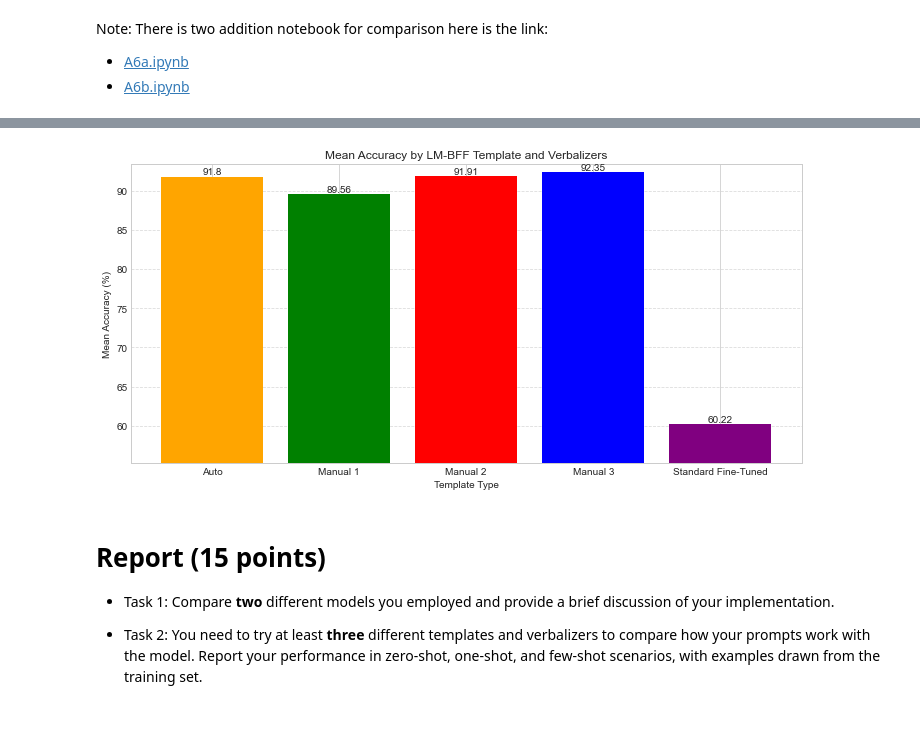
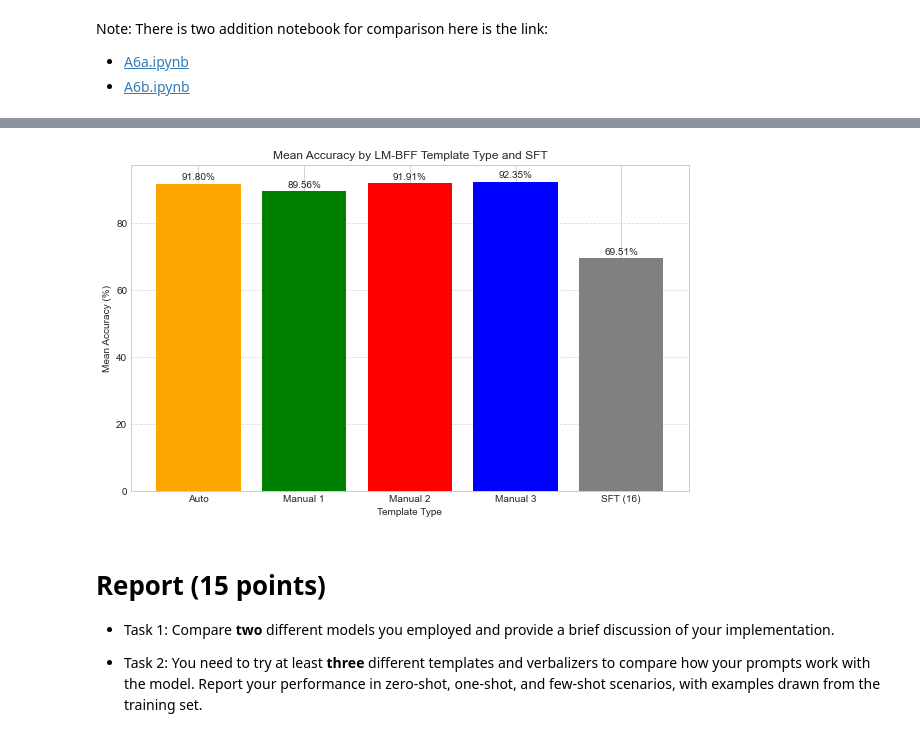
Before and after one commit to whats2000/Deep-Learning, a Jupyter notebook: PyTorch/Class/pytorch106/A6.ipynb, the cells around one changed output, grey strips where cells are left out. Drawn from its saved outputs; the diff is of its cells as text; code cells hidden in the pictures.

```diff
--- a/PyTorch/Class/pytorch106/A6.ipynb
+++ b/PyTorch/Class/pytorch106/A6.ipynb
@@ -1683,38 +1691,38 @@ plt.show()
 # %%
-import numpy as np
+# Calculate the mean accuracy for LM-BFF Auto and each LM-BFF Manual template
+lm_bff_auto_mean = np.nanmean(lm_bff_auto_results)
+lm_bff_manual_1_mean = np.nanmean(lm_bff_manual_results['Manual 1'])
+lm_bff_manual_2_mean = np.nanmean(lm_bff_manual_results['Manual 2'])
+lm_bff_manual_3_mean = np.nanmean(lm_bff_manual_results['Manual 3'])
 
-# Prepare the data for the bar chart
-templates = ['Auto', 'Manual 1', 'Manual 2', 'Manual 3', 'Standard Fine-Tuned']
-accuracy_means = [
-    np.mean(lm_bff_auto_acc),
-    np.mean(lm_bff_manual_1_acc),
-    np.mean(lm_bff_manual_2_acc),
-    np.mean(lm_bff_manual_3_acc),
-    np.mean(sft_acc)
-]
+# We already have the SFT result for 16 samples
+sft_mean = sft_result
 
-# Create the bar chart
-plt.figure(figsize=(10, 5))
-bars = plt.bar(templates, accuracy_means, color=['orange', 'green', 'red', 'blue', 'purple'])
+# Prepare data for the bar plot
+demo_counts = ['Auto', 'Manual 1', 'Manual 2', 'Manual 3', 'SFT (16)']
+average_accuracies = [lm_bff_auto_mean, lm_bff_manual_1_mean, lm_bff_manual_2_mean, lm_bff_manual_3_mean, sft_mean]
 
-# Add the value on top of each bar
-for bar in bars:
-    y_val = bar.get_height()
-    plt.text(bar.get_x() + bar.get_width() / 2, y_val, round(y_val, 2), ha='center', va='bottom')
+# Create the bar plot
+plt.figure(figsize=(10, 6))
+plt.bar(demo_counts, average_accuracies, color=['orange', 'green', 'red', 'blue', 'grey'])
 
-# Add titles and labels
+# Add value labels on top of the bars
+for i, v in enumerate(average_accuracies):
+    plt.text(i, v + 0.5, f"{v:.2f}%", ha='center', va='bottom')
+
+# Adding titles and labels
 plt.xlabel('Template Type')
 plt.ylabel('Mean Accuracy (%)')
-plt.title('Mean Accuracy by LM-BFF Template and Verbalizers')
-plt.ylim([min(accuracy_means) - 5, max(accuracy_means) + 1])  # Set y-axis limits for better visualization
+plt.title('Mean Accuracy by LM-BFF Template Type and SFT')
+plt.ylim(0, max(average_accuracies) + 5)  # Set y-axis limits to accommodate labels
 plt.grid(axis='y', linestyle='--', alpha=0.7)
 
+plt.savefig('Task3ResultBar.png', dpi=150, bbox_inches='tight')
+
 # Show the plot
-plt.tight_layout()
-plt.savefig('Task3ResultLineBar.png', dpi=150, bbox_inches='tight')
 plt.show()
 # %% [output]
-[figure, old version]
+[figure, new version]
 # %% [markdown]
 # Report (15 points)
 
```
Also changed, not shown: parts of 3 cells of this notebook, 5 other files.
